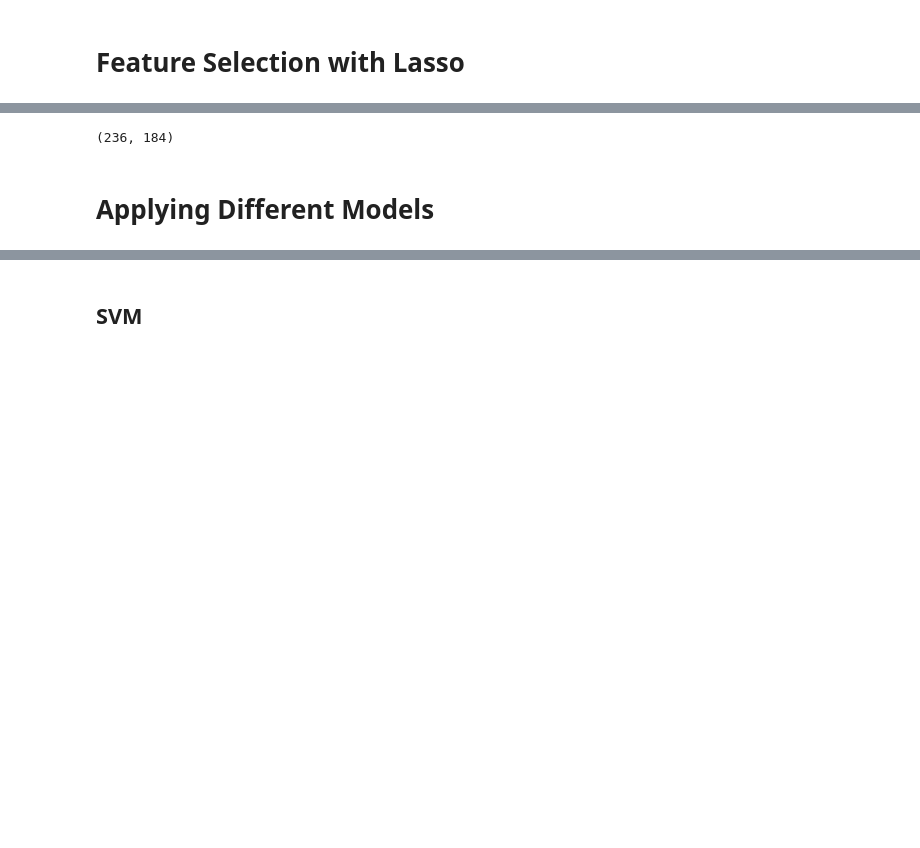
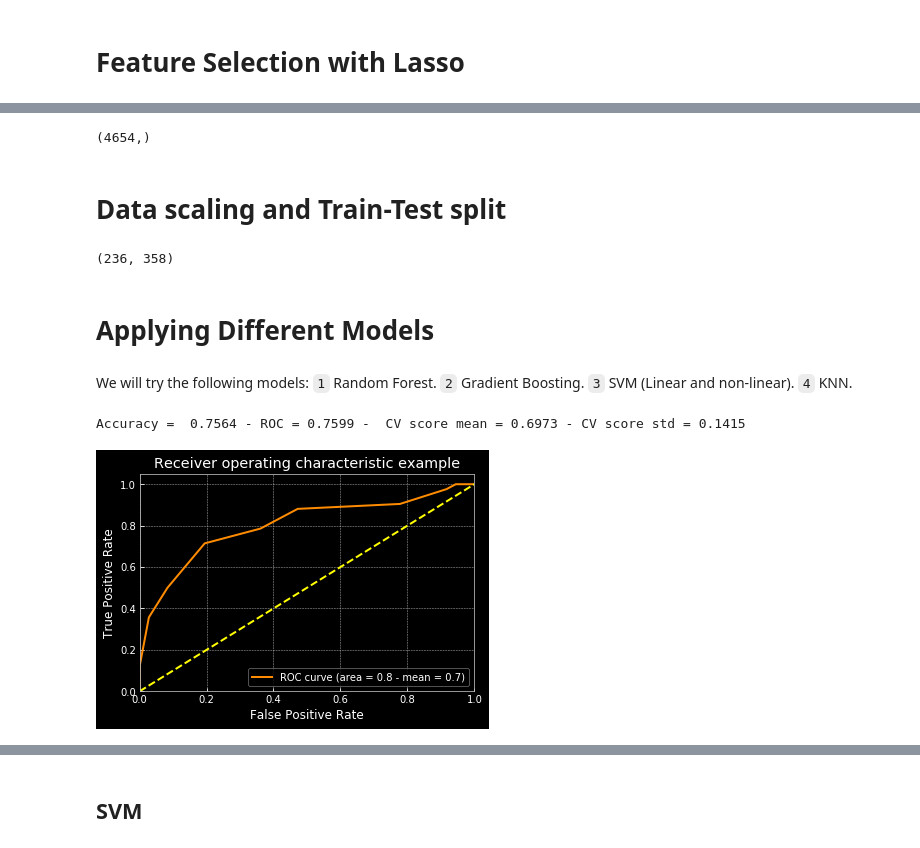
Before and after one commit to salelkafrawy/breast_cancer_relapse, a Jupyter notebook: Breast_Cancer_Project.ipynb, the cells around one changed output, grey strips where cells are left out. Drawn from its saved outputs; the diff is of its cells as text; code cells hidden in the pictures; blank space fills up the shorter version.

```diff
--- a/Breast_Cancer_Project.ipynb
+++ b/Breast_Cancer_Project.ipynb
@@ -64,23 +170,15 @@ Original dataset shape Counter({-1: 118, 1: 118})
 # %%
 lass = Lasso(
         max_iter=3000,
-        alpha= 0.00281,
+        alpha= 0.000091,
         random_state= 42
         )
-lass.fit(df_main, df_y)
+lass.fit(df_train, df_y)
 lass.coef_.min(), lass.coef_.max()
 
 # selected features
 good_features = np.abs(np.array(lass.coef_)) > 0
-
-
-# df_lasso = df_main.iloc[:, good_features]
 df_lasso = x_res[:, good_features]
-# df_y.index = 1+np.arange(184)
-
-# df_all = df_lasso.copy()
-# df_all['y'] = df_y[0:]
-# df_all.to_csv('breast_genes_lasso_all.csv', index = False)
 # %%
 df_lasso.shape
 # %% [output]
@@ -88,18 +186,33 @@ df_lasso.shape
+# %%
+good_features.shape
+# %% [output]
+(4654,)
+# %% [markdown]
+# Data scaling and Train-Test split
 # %%
-# x = df_lasso.iloc[:,0:184]
+# If using lasso to select some features
+x = df_lasso
+y = y_res
+
+# If using all features
+# x = df_main.drop(['y'], axis=1)
 # y = np.array(df_y.values).reshape(-1,)
 
-x = df_lasso[:, 0:184]
-y = y_res
 scaler = preprocessing.StandardScaler()
 x = scaler.fit_transform(x)
 
 x_train, x_test, y_train, y_test = train_test_split(x, y, test_size=0.33, random_state=42, shuffle=True)
 x.shape
 # %% [output]
-(236, 184)
+(236, 358)
 # %% [markdown]
 # Applying Different Models
+# %% [markdown]
+We will try the following models:
+`1` Random Forest.
+`2` Gradient Boosting.
+`3` SVM (Linear and non-linear).
+`4` KNN.
 # %%
 def train(model, xtrain, ytrain, xtest, ytest):
 
@@ -108,8 +221,31 @@ def train(model, xtrain, ytrain, xtest, ytest):
 
     kfold = KFold(n_splits=10)#, random_state=42)
     result = cross_val_score(model, xtrain, ytrain, cv=kfold, scoring='balanced_accuracy')
-    print(f'Accuracy =  {model.score(xtest, ytest):.4} - ROC = {roc_auc_score(ytest, pred):.4} - CV mean = {result.mean():.4}')
+    print(f'Accuracy =  {model.score(xtest, ytest):.4} - ROC = {roc_auc_score(ytest, pred):.4} - '
+          f' CV score mean = {result.mean():.4} - CV score std = {result.std():.4}')
+
+    # plot the roc score after k-fold
+    y_score = model.predict_proba(x_test)
+    y_score = y_score[:,1]
+    fp_rate, tp_rate, _ = roc_curve(ytest, y_score)
+    roc_auc = auc(fp_rate, tp_rate, reorder=False)
+    plt.figure()
+    lw = 2
+    plt.plot(fp_rate, tp_rate, color='darkorange', lw = lw, label=f'ROC curve (area = {roc_auc:.2} - mean = {result.mean():.2})' )
+    plt.plot([0, 1], [0, 1], color='yellow', lw=lw, linestyle='--')
+    plt.xlim([0.0, 1.0])
+    plt.ylim([0.0, 1.05])
+    plt.xlabel('False Positive Rate')
+    plt.ylabel('True Positive Rate')
+    plt.title('Receiver operating characteristic example')
+    plt.legend(loc="lower right")
+    plt.show()
+
+    return model.score(xtest, ytest), roc_auc_score(ytest, pred), result.mean(), result.std()
 # %%
 # Random Forest with default number of estimators
 rf = RandomForestClassifier(random_state=42)
-train(rf, x_train, y_train, x_test, y_test)
+rf_acc, rf_auc, rf_mean, rf_std = train(rf, x_train, y_train, x_test, y_test)
+# %% [output]
+Accuracy =  0.7564 - ROC = 0.7599 -  CV score mean = 0.6973 - CV score std = 0.1415
+[figure, added]
```
Also changed, not shown: parts of 95 cells of this notebook, 2 other files.
